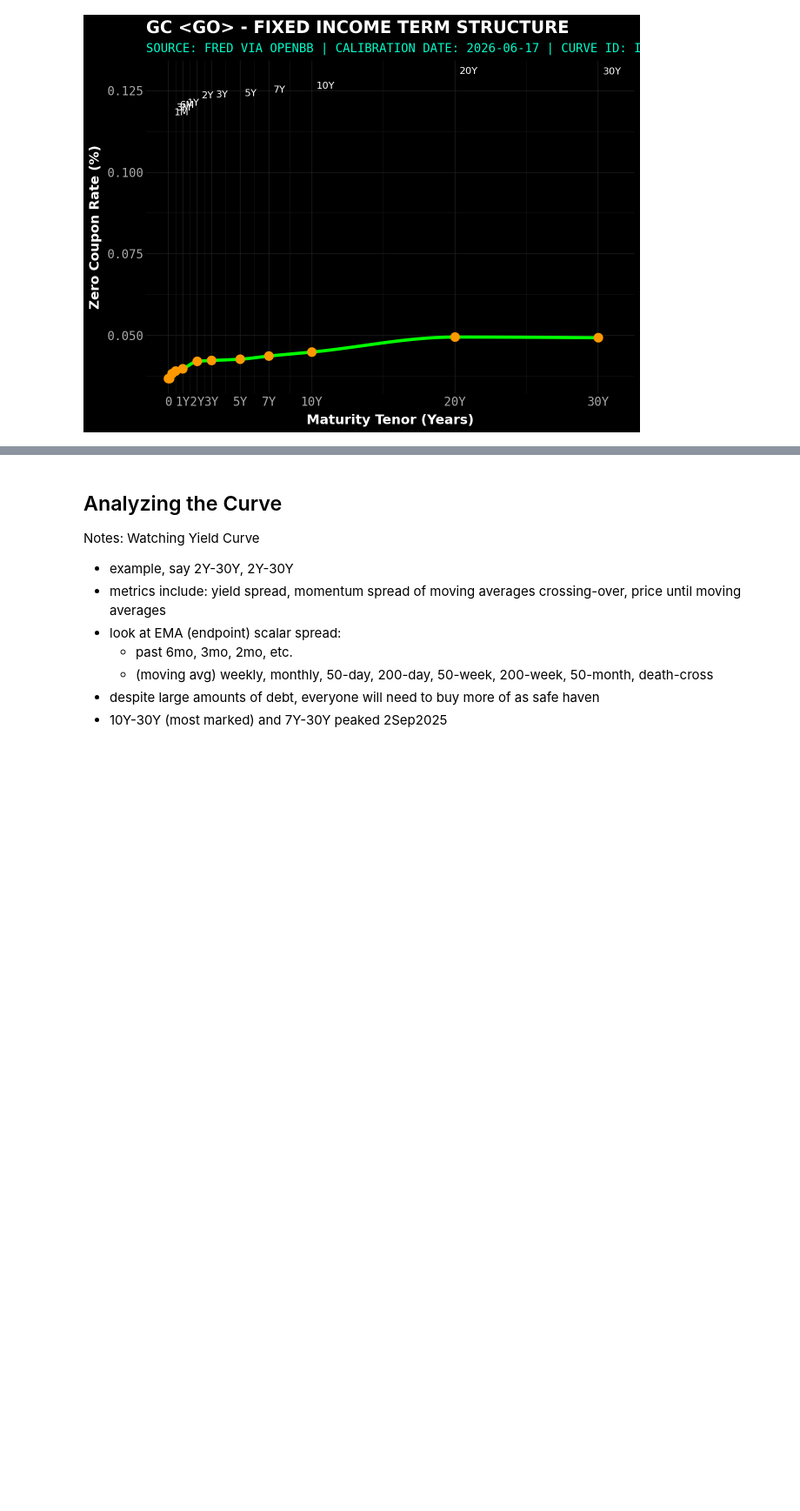
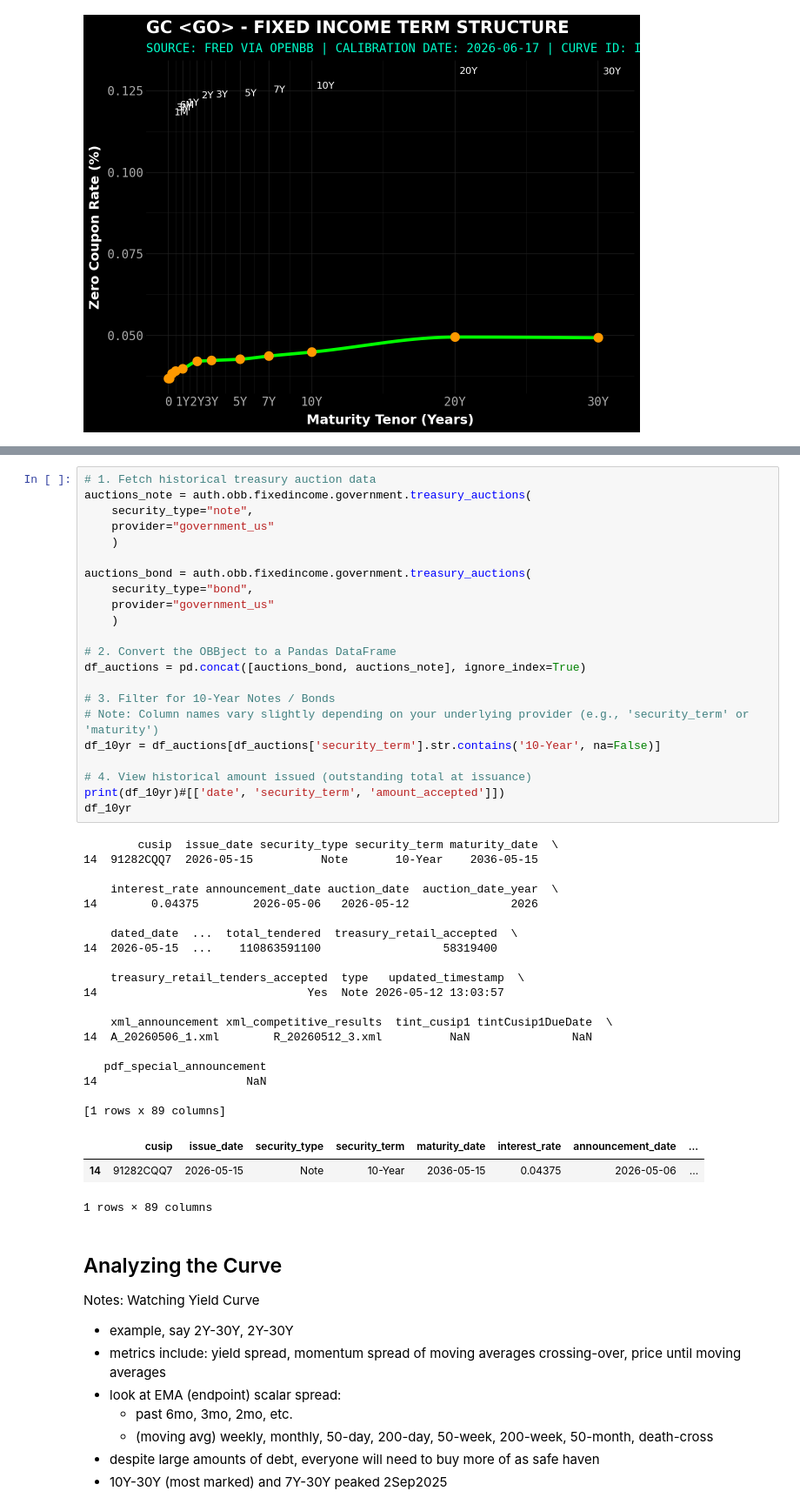
Before and after one commit to IMTorgOpenDataTools/macroecon-wrappy, a Jupyter notebook: notebooks/review_treasuries.ipynb, the cells around one changed output, grey strips where cells are left out. Shown at 87% size. Drawn from its saved outputs; the diff is of its cells as text; blank space fills up the shorter version.

```diff
--- a/notebooks/review_treasuries.ipynb
+++ b/notebooks/review_treasuries.ipynb
@@ -525,3 +580,48 @@ bloomberg_gc_plot
+# %%
+# 1. Fetch historical treasury auction data
+auctions_note = auth.obb.fixedincome.government.treasury_auctions(
+    security_type="note",
+    provider="government_us"
+    )
+
+auctions_bond = auth.obb.fixedincome.government.treasury_auctions(
+    security_type="bond",
+    provider="government_us"
+    )
+
+# 2. Convert the OBBject to a Pandas DataFrame
+df_auctions = pd.concat([auctions_bond, auctions_note], ignore_index=True)
+
+# 3. Filter for 10-Year Notes / Bonds
+# Note: Column names vary slightly depending on your underlying provider (e.g., 'security_term' or 'maturity')
+df_10yr = df_auctions[df_auctions['security_term'].str.contains('10-Year', na=False)]
+
+# 4. View historical amount issued (outstanding total at issuance)
+print(df_10yr)#[['date', 'security_term', 'amount_accepted']])
+df_10yr
+# %% [output]
+        cusip  issue_date security_type security_term maturity_date  \
+14  91282CQQ7  2026-05-15          Note       10-Year    2036-05-15
+
+    interest_rate announcement_date auction_date  auction_date_year  \
+14        0.04375        2026-05-06   2026-05-12               2026
+
+    dated_date  ...  total_tendered  treasury_retail_accepted  \
+14  2026-05-15  ...    110863591100                  58319400
+
+    treasury_retail_tenders_accepted  type   updated_timestamp  \
+14                               Yes  Note 2026-05-12 13:03:57
+
+    xml_announcement xml_competitive_results  tint_cusip1 tintCusip1DueDate  \
+14  A_20260506_1.xml        R_20260512_3.xml          NaN               NaN
+
+   pdf_special_announcement
+14                      NaN
+
+[1 rows x 89 columns]
+|  | cusip | issue_date | security_type | security_term | maturity_date | interest_rate | announcement_date | ... |
+| 14 | 91282CQQ7 | 2026-05-15 | Note | 10-Year | 2036-05-15 | 0.04375 | 2026-05-06 | ... |
+1 rows × 89 columns
 # %% [markdown]
 ## Analyzing the Curve
 
```
Also changed, not shown: parts of 4 cells of this notebook, 3 other files.
